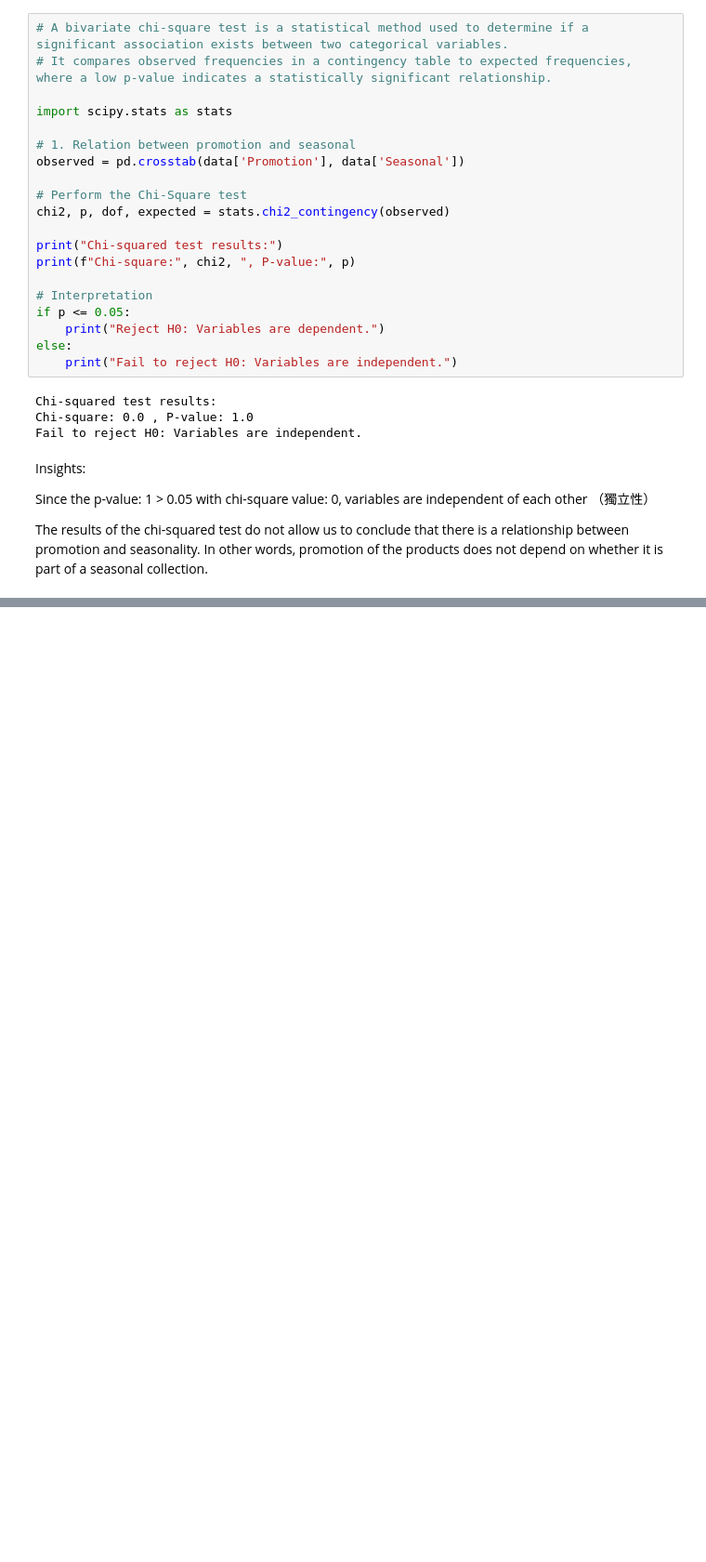
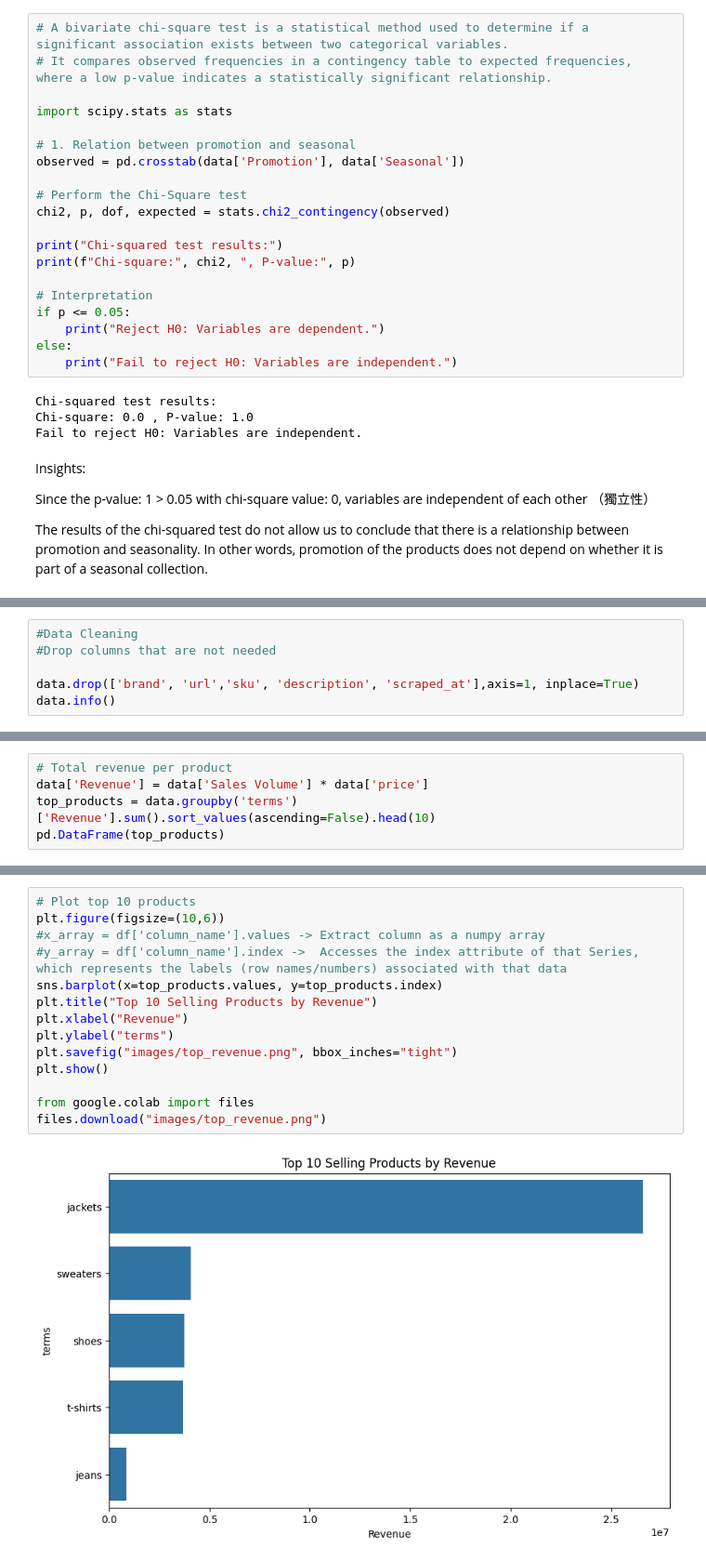
Before and after one commit to YTChiew/Zara-Sales-Analysis, a Jupyter notebook: zara_sales_analysis.ipynb, the cells around one changed output, grey strips where cells are left out. Shown at 93% size. Cells and saved outputs as stored; diff of their text form; blank space fills up the shorter version.

Commit message:
Did some data cleaning And data analysis on the top revenue of Zara sales

```diff
--- a/zara_sales_analysis.ipynb
+++ b/zara_sales_analysis.ipynb
@@ -208,0 +233,6 @@ The results of the chi-squared test do not allow us to conclude that there is a
+# %%
+#Data Cleaning
+#Drop columns that are not needed
+
+data.drop(['brand', 'url','sku', 'description', 'scraped_at'],axis=1, inplace=True)
+data.info()
@@ -208,0 +258,5 @@ The results of the chi-squared test do not allow us to conclude that there is a
+# %%
+# Total revenue per product
+data['Revenue'] = data['Sales Volume'] * data['price']
+top_products = data.groupby('terms')['Revenue'].sum().sort_values(ascending=False).head(10)
+pd.DataFrame(top_products)
@@ -208,0 +271,16 @@ The results of the chi-squared test do not allow us to conclude that there is a
+# %%
+# Plot top 10 products
+plt.figure(figsize=(10,6))
+#x_array = df['column_name'].values -> Extract column as a numpy array
+#y_array = df['column_name'].index ->  Accesses the index attribute of that Series, which represents the labels (row names/numbers) associated with that data
+sns.barplot(x=top_products.values, y=top_products.index)
+plt.title("Top 10 Selling Products by Revenue")
+plt.xlabel("Revenue")
+plt.ylabel("terms")
+plt.savefig("images/top_revenue.png", bbox_inches="tight")
+plt.show()
+
+from google.colab import files
+files.download("images/top_revenue.png")
+# %% [output]
+[figure, added]
```
Also changed, not shown: parts of 7 cells of this notebook.
